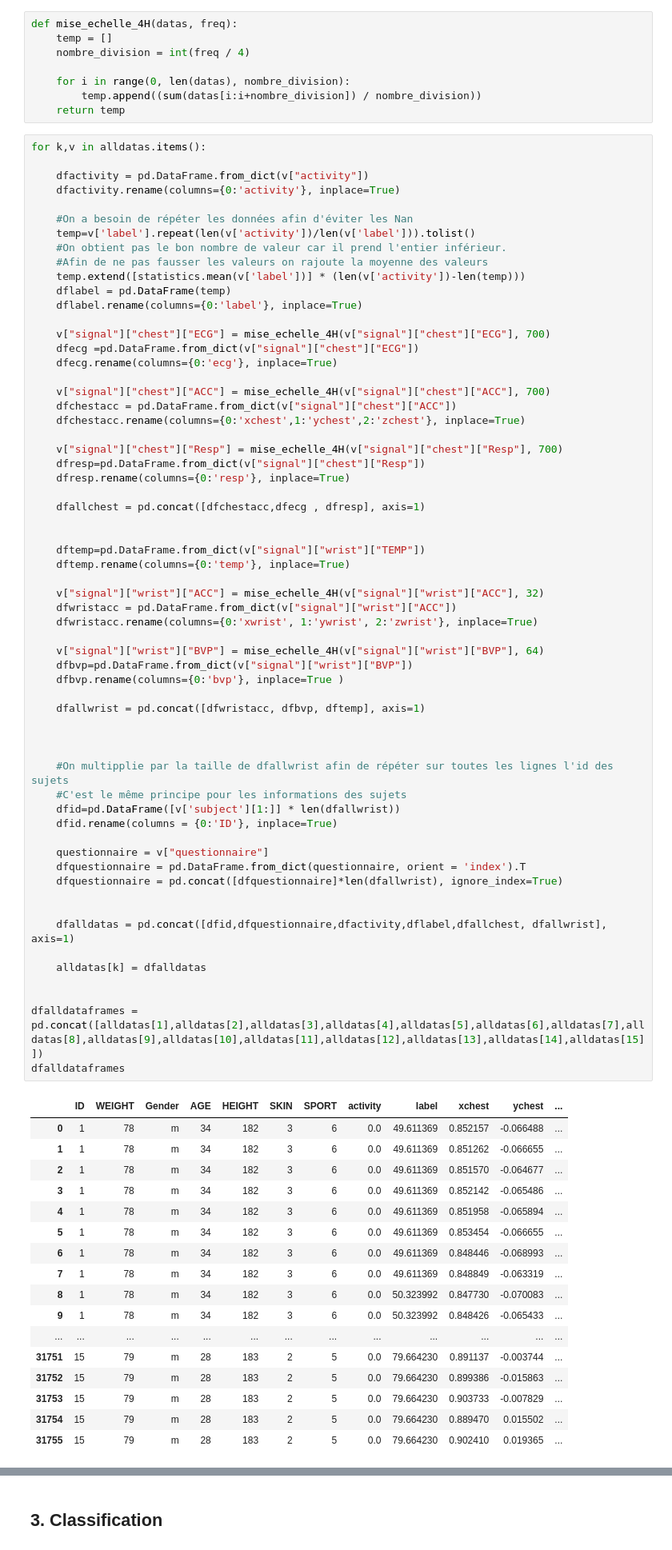
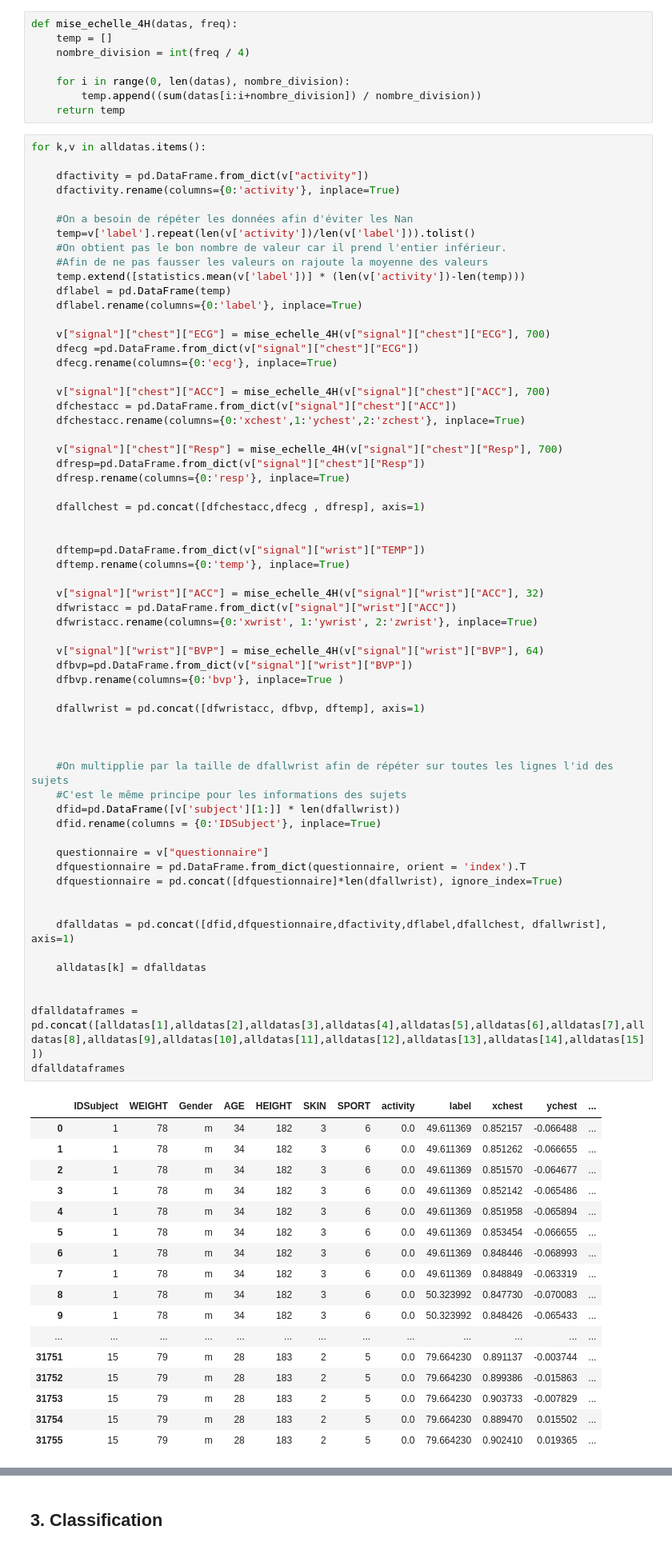
Before and after one commit to EliseCabrerizo/Python2020, a Jupyter notebook: Projet_PPG-CABRERIZO_Elise.ipynb, the cells around one changed output, grey strips where cells are left out. Shown at 80% size. Drawn from its saved outputs; the diff is of its cells as text.

```diff
--- a/Projet_PPG-CABRERIZO_Elise.ipynb
+++ b/Projet_PPG-CABRERIZO_Elise.ipynb
@@ -240,35 +243,35 @@ for k,v in alldatas.items():
 
     v["signal"]["wrist"]["ACC"] = mise_echelle_4H(v["signal"]["wrist"]["ACC"], 32)
     dfwristacc = pd.DataFrame.from_dict(v["signal"]["wrist"]["ACC"])
     dfwristacc.rename(columns={0:'xwrist', 1:'ywrist', 2:'zwrist'}, inplace=True)
 
     v["signal"]["wrist"]["BVP"] = mise_echelle_4H(v["signal"]["wrist"]["BVP"], 64)
     dfbvp=pd.DataFrame.from_dict(v["signal"]["wrist"]["BVP"])
     dfbvp.rename(columns={0:'bvp'}, inplace=True )
 
     dfallwrist = pd.concat([dfwristacc, dfbvp, dftemp], axis=1)
 
 
 
     #On multipplie par la taille de dfallwrist afin de répéter sur toutes les lignes l'id des sujets
     #C'est le même principe pour les informations des sujets
     dfid=pd.DataFrame([v['subject'][1:]] * len(dfallwrist))
-    dfid.rename(columns = {0:'ID'}, inplace=True)
+    dfid.rename(columns = {0:'IDSubject'}, inplace=True)
 
     questionnaire = v["questionnaire"]
     dfquestionnaire = pd.DataFrame.from_dict(questionnaire, orient = 'index').T
     dfquestionnaire = pd.concat([dfquestionnaire]*len(dfallwrist), ignore_index=True)
 
 
     dfalldatas = pd.concat([dfid,dfquestionnaire,dfactivity,dflabel,dfallchest, dfallwrist], axis=1)
 
     alldatas[k] = dfalldatas
 
 
 dfalldataframes = pd.concat([alldatas[1],alldatas[2],alldatas[3],alldatas[4],alldatas[5],alldatas[6],alldatas[7],alldatas[8],alldatas[9],alldatas[10],alldatas[11],alldatas[12],alldatas[13],alldatas[14],alldatas[15]])
 dfalldataframes
 # %% [output]
-|  | ID | WEIGHT | Gender | AGE | HEIGHT | SKIN | SPORT | activity | label | xchest | ychest | ... |
+|  | IDSubject | WEIGHT | Gender | AGE | HEIGHT | SKIN | SPORT | activity | label | xchest | ychest | ... |
 | 0 | 1 | 78 | m | 34 | 182 | 3 | 6 | 0.0 | 49.611369 | 0.852157 | -0.066488 | ... |
 | 1 | 1 | 78 | m | 34 | 182 | 3 | 6 | 0.0 | 49.611369 | 0.851262 | -0.066655 | ... |
 | 2 | 1 | 78 | m | 34 | 182 | 3 | 6 | 0.0 | 49.611369 | 0.851570 | -0.064677 | ... |
```
Also changed, not shown: parts of 40 cells of this notebook, 21 other files.
